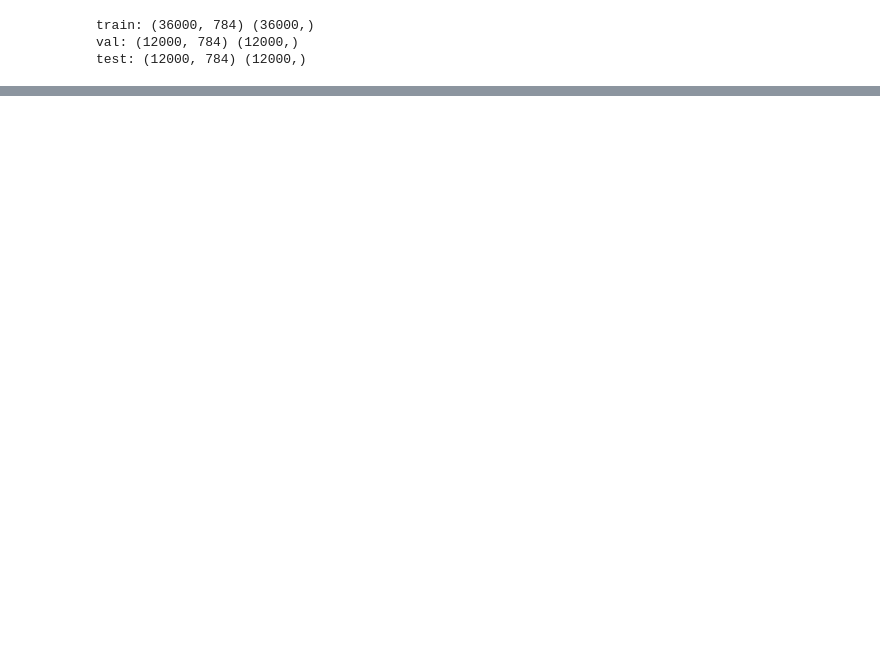
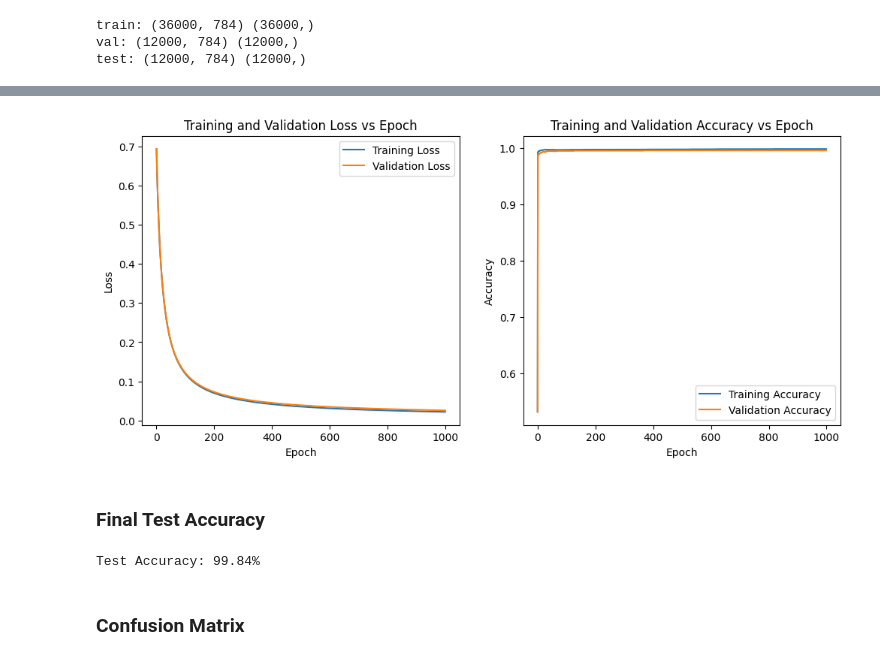
Before and after one commit to naduto/From-Linear-Models-to-Deep-Networks, a Jupyter notebook: Linear Classification Model.ipynb, the cells around one changed output, grey strips where cells are left out. Drawn from its saved outputs; the diff is of its cells as text; code cells hidden in the pictures; blank space fills up the shorter version.

Commit message:
finishing Linear Logistic Regression

```diff
--- a/Linear Classification Model.ipynb
+++ b/Linear Classification Model.ipynb
@@ -62,0 +65,18 @@ torch.Size([64])
+# %%
+number_of_features=data_trianing_binary.shape[1] #number of input pixels
+W=torch.zeros((number_of_features,1),requires_grad=True)
+b=torch.zeros(1,requires_grad=True)
+
+lr=0.01
+num_epochs=1000 #how many times to iterate over the training set
+# %%
+def segmoid(z):
+    return 1/(1+torch.exp(-z))
+# %%
+def linear_output(X,W,b):
+    return torch.matmul(X,W) +b
+# %%
+training_losses=[]
+validation_losses=[]
+training_accuracies=[]
+validation_accuracies=[]
@@ -62,0 +136,40 @@ torch.Size([64])
+# %%
+plt.figure(figsize=(12,5))
+plt.subplot(1,2,1)
+plt.plot(training_losses,label='Training Loss')
+plt.plot(validation_losses,label='Validation Loss')
+plt.xlabel('Epoch')
+plt.ylabel('Loss')
+plt.title('Training and Validation Loss vs Epoch')
+plt.legend()
+
+plt.subplot(1,2,2)
+plt.plot(training_accuracies,label='Training Accuracy')
+plt.plot(validation_accuracies,label='Validation Accuracy')
+plt.xlabel('Epoch')
+plt.ylabel('Accuracy')
+plt.title('Training and Validation Accuracy vs Epoch')
+plt.legend()
+
+plt.show()
+# %% [output]
+[figure, added]
+# %% [markdown]
+### Final Test Accuracy
+# %%
+with torch.no_grad():
+    zero_one_testing=(labels_test_tensor==0)|(labels_test_tensor==1)
+    data_testing_binary=data_test_tensor[zero_one_testing]
+    labels_testing_binary=labels_test_tensor[zero_one_testing].unsqueeze(1)
+
+    linear_out_test=linear_output(data_testing_binary,W,b)
+    labels_predection_test=segmoid(linear_out_test)
+
+    labels_testing_predection_class=(labels_predection_test>=0.5).float()
+    test_accuracy=torch.mean((labels_testing_predection_class==labels_testing_binary).float())
+
+print(f'Test Accuracy: {test_accuracy.item()*100:.2f}%')
+# %% [output]
+Test Accuracy: 99.84%
+# %% [markdown]
+### Confusion Matrix
```
Also changed, not shown: parts of 15 cells of this notebook.
